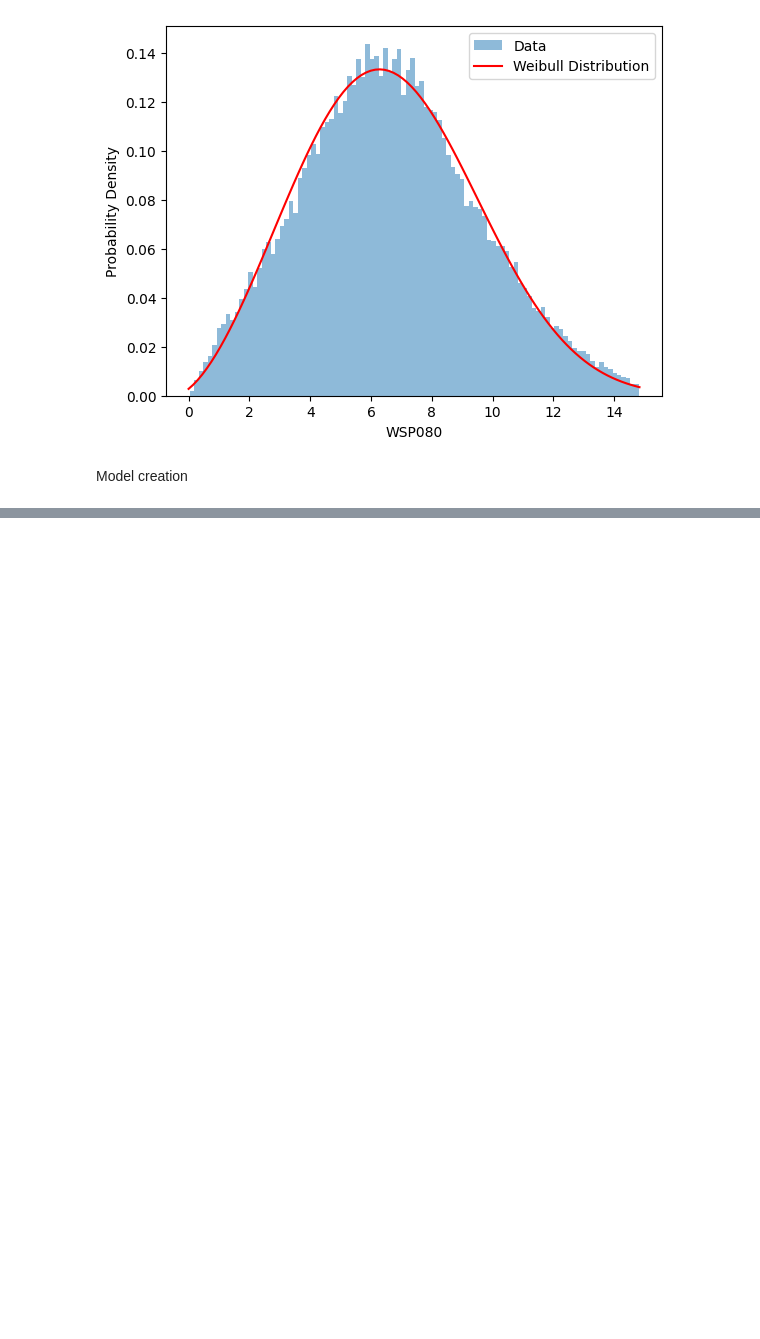
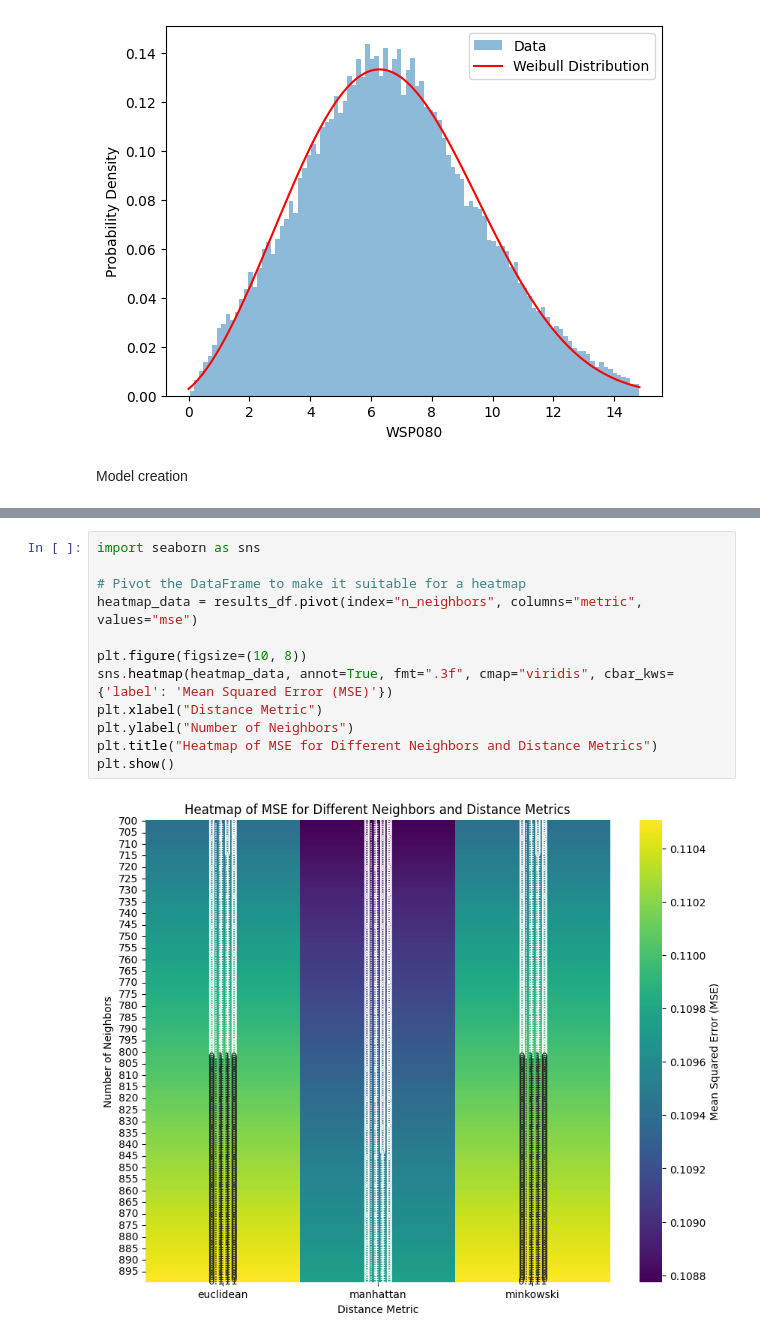
Before and after one commit to 00FA12/MAL-3, a Jupyter notebook: 3. Vestas - Predicting Wind Speed.ipynb, the cells around one changed output, grey strips where cells are left out. Drawn from its saved outputs; the diff is of its cells as text; blank space fills up the shorter version.

```diff
--- a/3. Vestas - Predicting Wind Speed.ipynb
+++ b/3. Vestas - Predicting Wind Speed.ipynb
@@ -420,0 +450,14 @@ Best parameters: Number of Neighbors - 900, Distance Metric - manhattan
+# %%
+import seaborn as sns
+
+# Pivot the DataFrame to make it suitable for a heatmap
+heatmap_data = results_df.pivot(index="n_neighbors", columns="metric", values="mse")
+
+plt.figure(figsize=(10, 8))
+sns.heatmap(heatmap_data, annot=True, fmt=".3f", cmap="viridis", cbar_kws={'label': 'Mean Squared Error (MSE)'})
+plt.xlabel("Distance Metric")
+plt.ylabel("Number of Neighbors")
+plt.title("Heatmap of MSE for Different Neighbors and Distance Metrics")
+plt.show()
+# %% [output]
+[figure, added]
```
Also changed, not shown: parts of 3 cells of this notebook.
